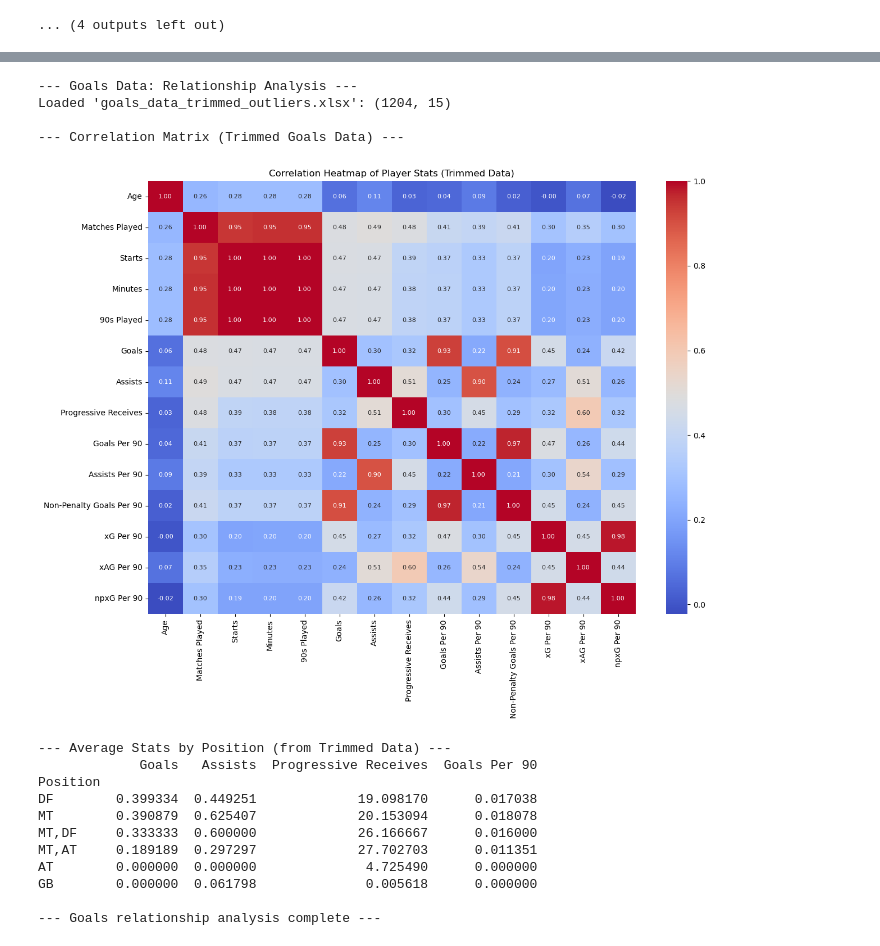
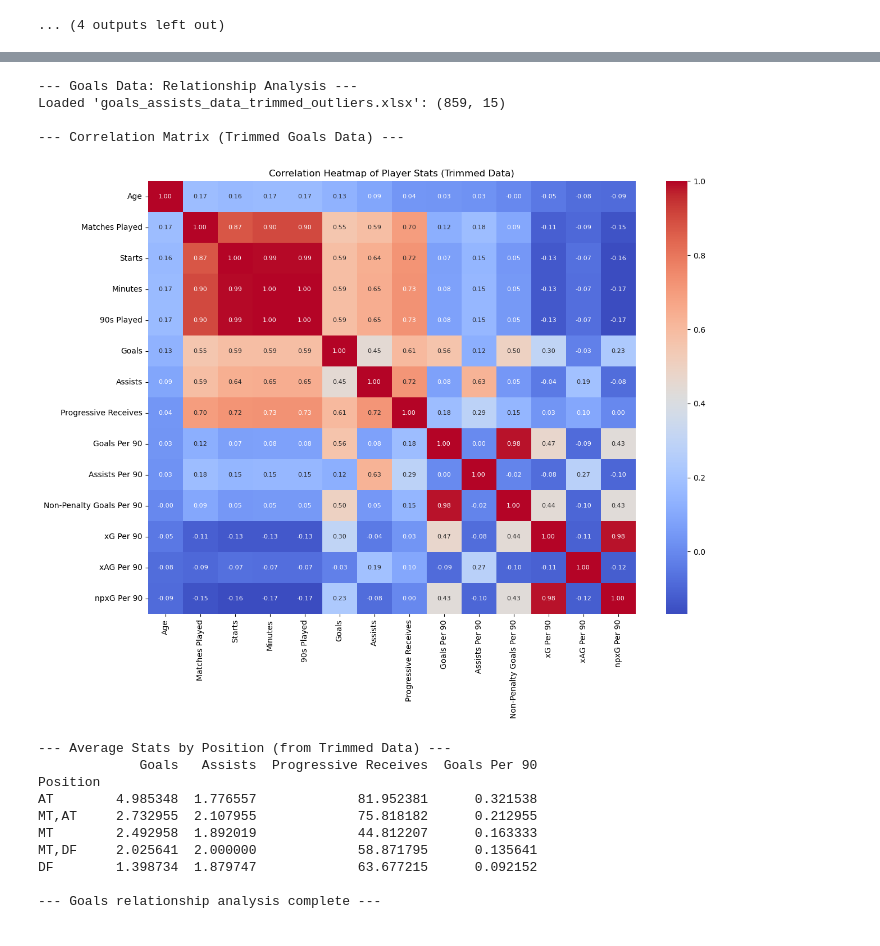
Before and after one commit to springboardmentor345a-create/Projects_2, a Jupyter notebook: Model Training/Notebooks/Goals and Assists Notebook.ipynb, the cells around one changed output, grey strips where cells are left out. Drawn from its saved outputs; the diff is of its cells as text; code cells hidden in the pictures.

Commit message:
Model Training on given problem statements along with their visualizations

```diff
--- a/Model Training/Notebooks/Goals and Assists Notebook.ipynb
+++ b/Model Training/Notebooks/Goals and Assists Notebook.ipynb
@@ -201,0 +194,17 @@ Successfully created 'df_goals_trimmed' and saved to: goals_data_trimmed_outlier
+# %%
+# Plotting BoxPlots for all the Numerical Features after removing outliers
+import numpy as np
+import matplotlib.pyplot as plt
+import seaborn as sns
+
+# Get a list of all columns that are numbers (int64 or float64)
+numeric_cols = df_clean.select_dtypes(include=[np.number]).columns
+
+print(f"Plotting boxplots for all {len(numeric_cols)} numeric columns after removing outliers in df_clean:\n")
+for col in numeric_cols:
+    plt.figure(figsize=(10, 4))
+    sns.boxplot(x=df_clean[col])
+    plt.title(f'Boxplot for {col} (Outliers Removed)')
+    plt.xlabel(col)
+    plt.show()
+print("\n--- All numeric columns have been plotted. ---")
@@ -249,4 +278,5 @@ Name: count, dtype: int64
 # %%
+# Plotting Heatmap for Correlation Matrix (GOALS)
 import pandas as pd
 import numpy as np
 import matplotlib.pyplot as plt
@@ -256,53 +286,52 @@ import seaborn as sns
 print("--- Goals Data: Relationship Analysis ---")
 
 try:
-    # 1. Load the data you just analyzed
-    df_goals_trimmed = pd.read_excel("goals_data_trimmed_outliers.xlsx")
-    print(f"Loaded 'goals_data_trimmed_outliers.xlsx': {df_goals_trimmed.shape}")
+    # 1. Load the data
+    df_goals_assists_trimmed = pd.read_excel("goals_assists_data_trimmed_outliers.xlsx")
+    print(f"Loaded 'goals_assists_data_trimmed_outliers.xlsx': {df_goals_assists_trimmed.shape}")
 
     # 2. Correlation Matrix
     print("\n--- Correlation Matrix (Trimmed Goals Data) ---")
 
-    # Select only numeric columns for correlation
-    numeric_cols = df_goals_trimmed.select_dtypes(include=[np.number])
+    # Select only numeric columns
+    numeric_cols = df_goals_assists_trimmed.select_dtypes(include=[np.number])
     corr_matrix = numeric_cols.corr()
 
-    # Create a heatmap to visualize the correlation
+    # Create a heatmap
     plt.figure(figsize=(14, 10))
     sns.heatmap(corr_matrix, annot=True, fmt='.2f', cmap='coolwarm',
                 annot_kws={"size": 8})
     plt.title('Correlation Heatmap of Player Stats (Trimmed Data)')
     plt.show()
 
     # 3. Categorical vs. Numeric (Grouped Averages)
     print("\n--- Average Stats by Position (from Trimmed Data) ---")
     key_stats = ['Goals', 'Assists', 'Progressive Receives', 'Goals Per 90']
 
     # Group by 'Position' and calculate the mean for key stats
-    position_stats = df_goals_trimmed.groupby('Position')[key_stats].mean()
+    position_stats = df_goals_assists_trimmed.groupby('Position')[key_stats].mean()
     print(position_stats.sort_values(by='Goals', ascending=False))
 
     print("\n--- Goals relationship analysis complete ---")
 
 except FileNotFoundError:
-    print("Error: 'goals_data_trimmed_outliers.xlsx' not found.")
+    print("Error: 'goals_assists_data_trimmed_outliers.xlsx' not found.")
     print("Please make sure you have successfully run 'process_goals_data.py' first.")
 except Exception as e:
     print(f"An unexpected error occurred: {e}")
 # %% [output]
 --- Goals Data: Relationship Analysis ---
-Loaded 'goals_data_trimmed_outliers.xlsx': (1204, 15)
+Loaded 'goals_assists_data_trimmed_outliers.xlsx': (859, 15)
 
 --- Correlation Matrix (Trimmed Goals Data) ---
-[figure, old version]
+[figure, new version]
 --- Average Stats by Position (from Trimmed Data) ---
              Goals   Assists  Progressive Receives  Goals Per 90
 Position
-DF        0.399334  0.449251             19.098170      0.017038
-MT        0.390879  0.625407             20.153094      0.018078
-MT,DF     0.333333  0.600000             26.166667      0.016000
-MT,AT     0.189189  0.297297             27.702703      0.011351
-AT        0.000000  0.000000              4.725490      0.000000
-GB        0.000000  0.061798              0.005618      0.000000
+AT        4.985348  1.776557             81.952381      0.321538
+MT,AT     2.732955  2.107955             75.818182      0.212955
+MT        2.492958  1.892019             44.812207      0.163333
+MT,DF     2.025641  2.000000             58.871795      0.135641
+DF        1.398734  1.879747             63.677215      0.092152
 
 --- Goals relationship analysis complete ---
```
Also changed, not shown: parts of 18 cells of this notebook, 3 other files.
